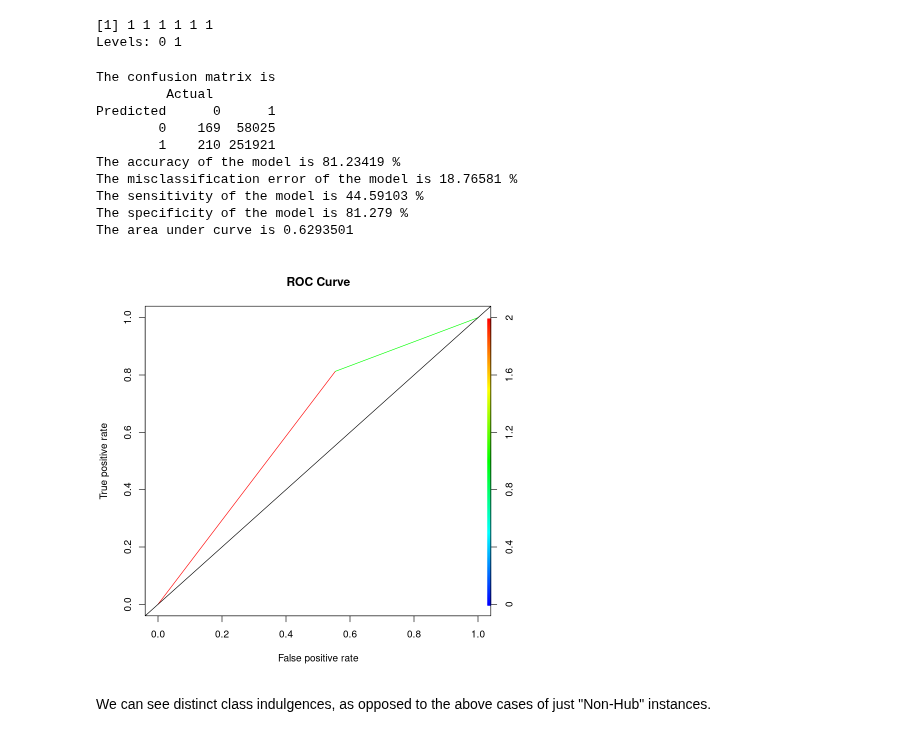
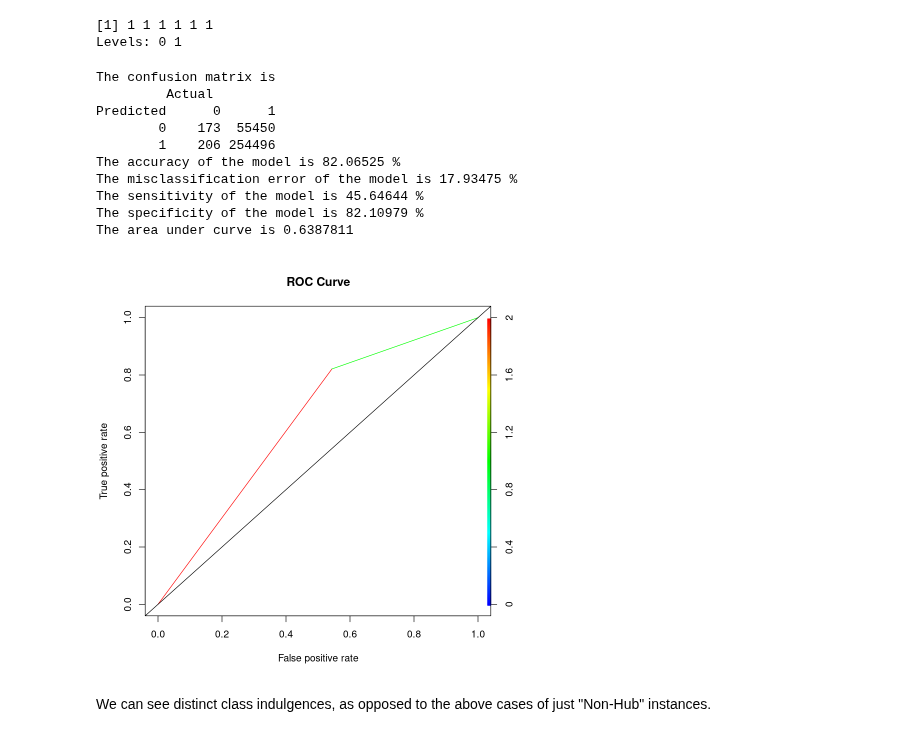
Before and after one commit to shauryajauhari/transcriptionFactoriesGREG, a Jupyter notebook: MachineLearning/workflows/RandomForestsH1ESCGREG.ipynb, the cells around one changed output. Cells and saved outputs as stored; diff of their text form; code cells hidden in the pictures.

```diff
--- a/MachineLearning/workflows/RandomForestsH1ESCGREG.ipynb
+++ b/MachineLearning/workflows/RandomForestsH1ESCGREG.ipynb
@@ -54,7 +54,7 @@ Loaded ROSE 0.0-3
 # %% [markdown]
 ### <a id=link3>1.2 Dataset Handling </a>
 # %%
-h1escgregStandard <- read.table("../data/A549forML.txt", header = TRUE) ## loading data
+h1escgregStandard <- read.table("../data/H1ESCforML.txt", header = TRUE) ## loading data
 h1escgreg <- h1escgregStandard[, -c(1:3)] ## removing the first three columns for non-usage in the ML model.
 # %%
 head(h1escgreg)
@@ -178,7 +190,7 @@ SMOTE transformation of the data has engendered fair model performance, in the c
 # %%
 train$Class <- as.factor(train$Class)
 set.seed(77)
-smoteData <- SMOTE(Class ~., train, perc.over = 10000, k = 5, perc.under = 100)
+smoteData <- SMOTE(Class ~., train, perc.over = 10000, k = 5, perc.under = 101)
 table(smoteData$Class)
 # %% [output]
      0      1
@@ -186,6 +198,6 @@ table(smoteData$Class)
 # %% [markdown]
 Now that the data is seemingly balanced, let's examine the performance of the model.
 # %%
-a549SmoteTree <- ctree(Class ~ ., data= smoteData)
-plot(a549SmoteTree)
+h1escSmoteTree <- ctree(Class ~ ., data= smoteData)
+plot(h1escSmoteTree)
 # %% [output]
@@ -201,19 +213,19 @@ head(treeSmotePred)
 [1] 1 1 1 1 1 1
 Levels: 0 1
 # %%
-modelPerformance(a549SmoteTree, "rf", test, test$Class)
+modelPerformance(h1escSmoteTree, "rf", test, Class)
 # %% [output]
 The confusion matrix is
          Actual
 Predicted      0      1
-        0    169  58025
-        1    210 251921
-The accuracy of the model is 81.23419 %
-The misclassification error of the model is 18.76581 %
-The sensitivity of the model is 44.59103 %
-The specificity of the model is 81.279 %
-The area under curve is 0.6293501
+        0    173  55450
+        1    206 254496
+The accuracy of the model is 82.06525 %
+The misclassification error of the model is 17.93475 %
+The sensitivity of the model is 45.64644 %
+The specificity of the model is 82.10979 %
+The area under curve is 0.6387811
-[figure, old version]
+[figure, new version]
 # %% [markdown]
 We can see distinct class indulgences, as opposed to the above cases of just "Non-Hub" instances.
 # %% [markdown]
```
Also changed, not shown: parts of 48 cells of this notebook.
